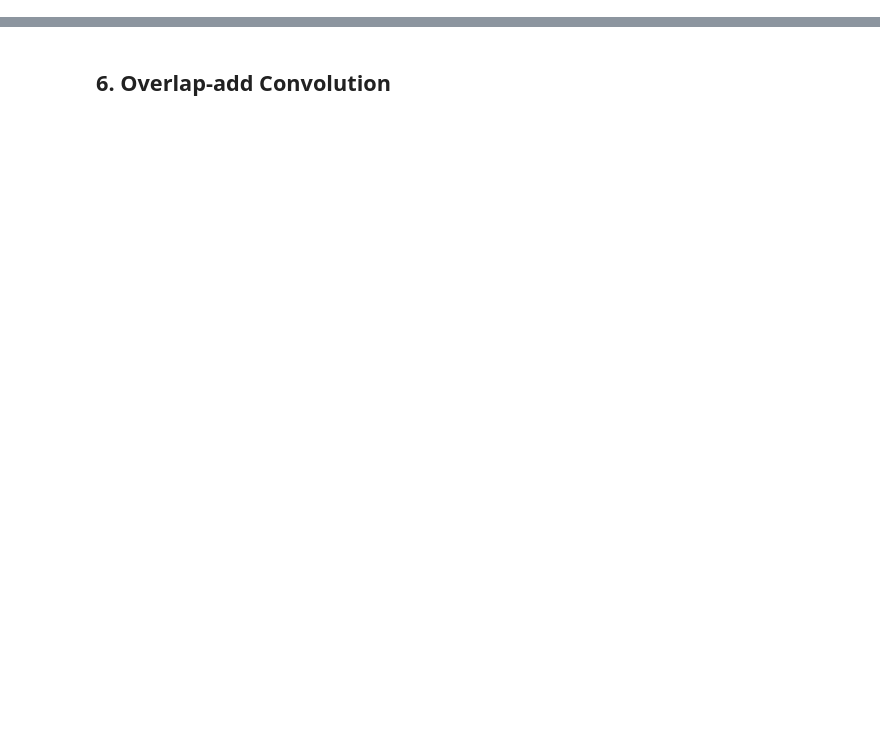
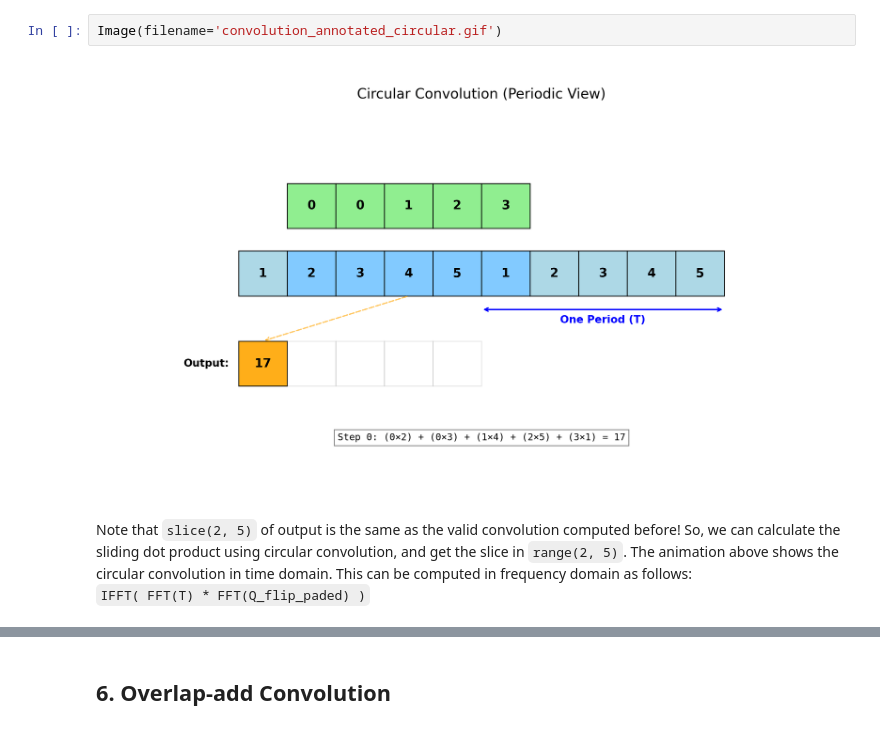
Before and after one commit to stumpy-dev/sliding_dot_product, a Jupyter notebook: docs/Tutorial_FFT_Based_SDP.ipynb, the cells around one changed output, grey strips where cells are left out. Drawn from its saved outputs; the diff is of its cells as text; blank space fills up the shorter version.

```diff
--- a/docs/Tutorial_FFT_Based_SDP.ipynb
+++ b/docs/Tutorial_FFT_Based_SDP.ipynb
@@ -363,0 +33,8 @@ Note that our `valid_fft_convolution` function is about 80% faster in this case.
+# %%
+Image(filename='convolution_annotated_circular.gif')
+# %% [output]
+[figure, added]
+# %% [markdown]
+Note that `slice(2, 5)` of output is the same as the valid convolution computed before! So, we can calculate the sliding dot product using circular convolution, and get the slice in `range(2, 5)`. The animation above shows the circular convolution in time domain. This can be computed in frequency domain as follows:
+<br>
+`IFFT( FFT(T) * FFT(Q_flip_paded) )`
```
Also changed, not shown: parts of 65 cells of this notebook, 10 other files.
